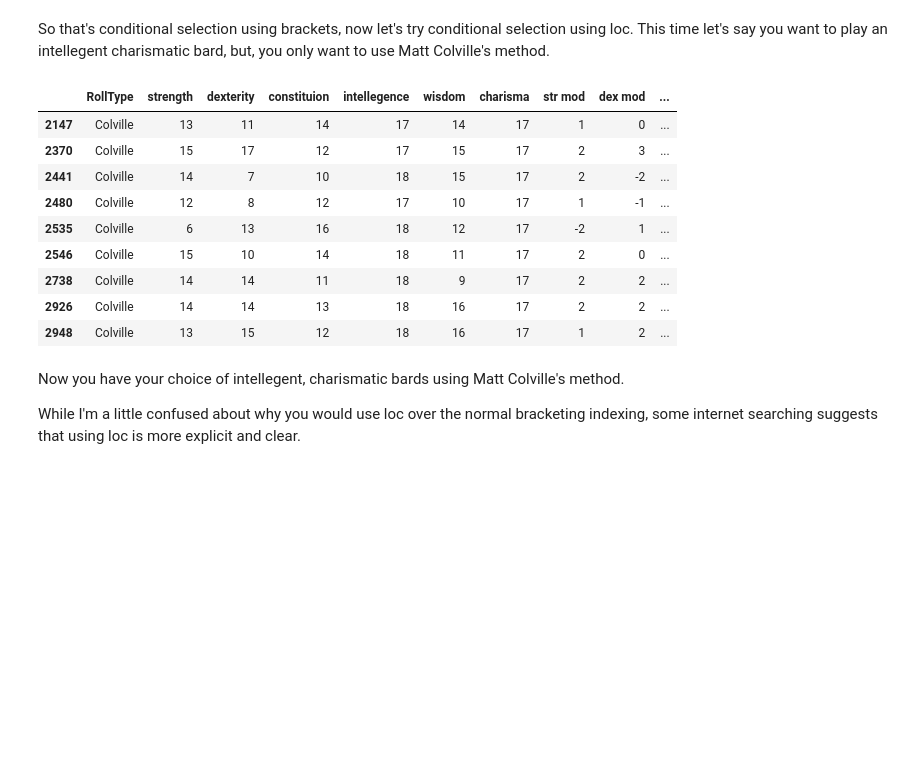
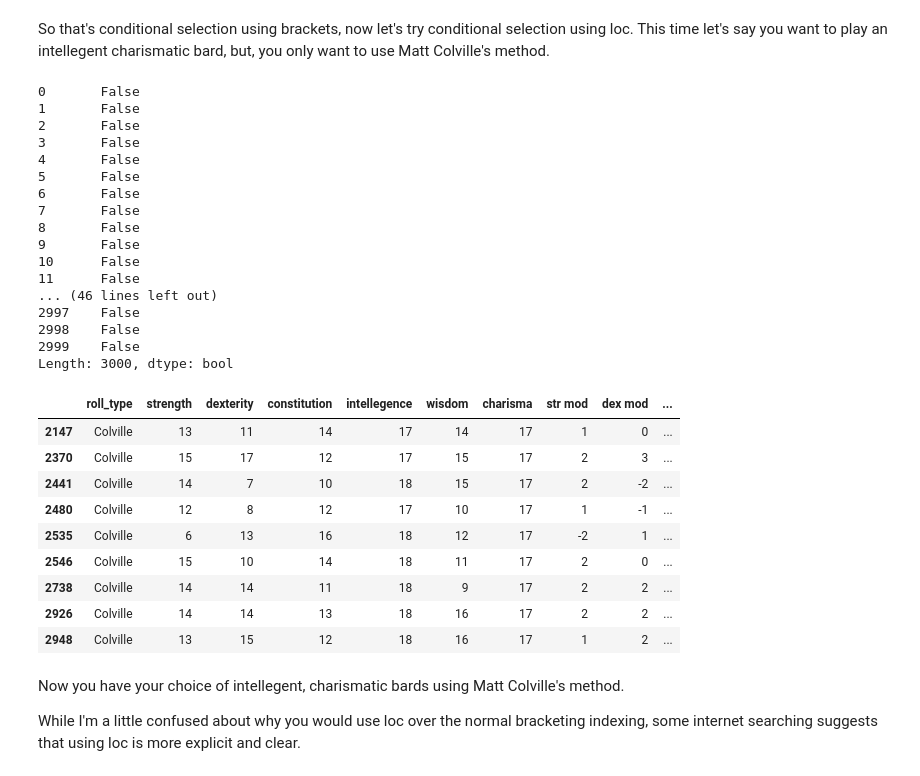
Before and after one commit to JohnErnestBonanno/5E_Stat_Gen, a Jupyter notebook: BlogPost1_Indexing.ipynb, the cells around one changed output. Cells and saved outputs as stored; diff of their text form; code cells hidden in the pictures; blank space fills up the shorter version.

Commit message:
Fix Constitution Spelling Mistake and Rerun

```diff
--- a/BlogPost1_Indexing.ipynb
+++ b/BlogPost1_Indexing.ipynb
@@ -290,21 +392,39 @@ df[(df['wisdom'] >= 17) & (df['dexterity'] >= 17)]
 So that's conditional selection using brackets, now let's try conditional selection using loc. This time let's say you want to play an intellegent charismatic bard, but, you only want to use Matt Colville's method.
 # %%
 #first let's create the true/false series
-(df['intellegence']>=17) & (df['charisma']>=17) & (df['RollType'] == "Colville")
+(df['intellegence']>=17) & (df['charisma']>=17) & (df['roll_type'] == "Colville")
 # %% [output]
-|  | RollType | strength | dexterity | constituion | intellegence | wisdom | charisma | str mod | dex mod | ... |
-| 2147 | Colville | 13 | 11 | 14 | 17 | 14 | 17 | 1 | 0 | ... |
-| 2370 | Colville | 15 | 17 | 12 | 17 | 15 | 17 | 2 | 3 | ... |
-| 2441 | Colville | 14 | 7 | 10 | 18 | 15 | 17 | 2 | -2 | ... |
-| 2480 | Colville | 12 | 8 | 12 | 17 | 10 | 17 | 1 | -1 | ... |
-| 2535 | Colville | 6 | 13 | 16 | 18 | 12 | 17 | -2 | 1 | ... |
-| 2546 | Colville | 15 | 10 | 14 | 18 | 11 | 17 | 2 | 0 | ... |
-| 2738 | Colville | 14 | 14 | 11 | 18 | 9 | 17 | 2 | 2 | ... |
-| 2926 | Colville | 14 | 14 | 13 | 18 | 16 | 17 | 2 | 2 | ... |
-| 2948 | Colville | 13 | 15 | 12 | 18 | 16 | 17 | 1 | 2 | ... |
+0       False
+1       False
+2       False
+3       False
+4       False
+5       False
+6       False
+7       False
+8       False
+9       False
+10      False
+11      False
+... (46 lines left out)
+2997    False
+2998    False
+2999    False
+Length: 3000, dtype: bool
 # %%
 #then use loc to select what you are looking for
-df.loc[(df['intellegence']>=17) & (df['charisma']>=17) & (df['RollType'] == "Colville")]
+df.loc[(df['intellegence']>=17) & (df['charisma']>=17) & (df['roll_type'] == "Colville")]
+# %% [output]
+|  | roll_type | strength | dexterity | constitution | intellegence | wisdom | charisma | str mod | dex mod | ... |
+| 2147 | Colville | 13 | 11 | 14 | 17 | 14 | 17 | 1 | 0 | ... |
+| 2370 | Colville | 15 | 17 | 12 | 17 | 15 | 17 | 2 | 3 | ... |
+| 2441 | Colville | 14 | 7 | 10 | 18 | 15 | 17 | 2 | -2 | ... |
+| 2480 | Colville | 12 | 8 | 12 | 17 | 10 | 17 | 1 | -1 | ... |
+| 2535 | Colville | 6 | 13 | 16 | 18 | 12 | 17 | -2 | 1 | ... |
+| 2546 | Colville | 15 | 10 | 14 | 18 | 11 | 17 | 2 | 0 | ... |
+| 2738 | Colville | 14 | 14 | 11 | 18 | 9 | 17 | 2 | 2 | ... |
+| 2926 | Colville | 14 | 14 | 13 | 18 | 16 | 17 | 2 | 2 | ... |
+| 2948 | Colville | 13 | 15 | 12 | 18 | 16 | 17 | 1 | 2 | ... |
 # %% [markdown]
 Now you have your choice of intellegent, charismatic bards using Matt Colville's method.
 
```
Also changed, not shown: parts of 22 cells of this notebook, 2 other files.
